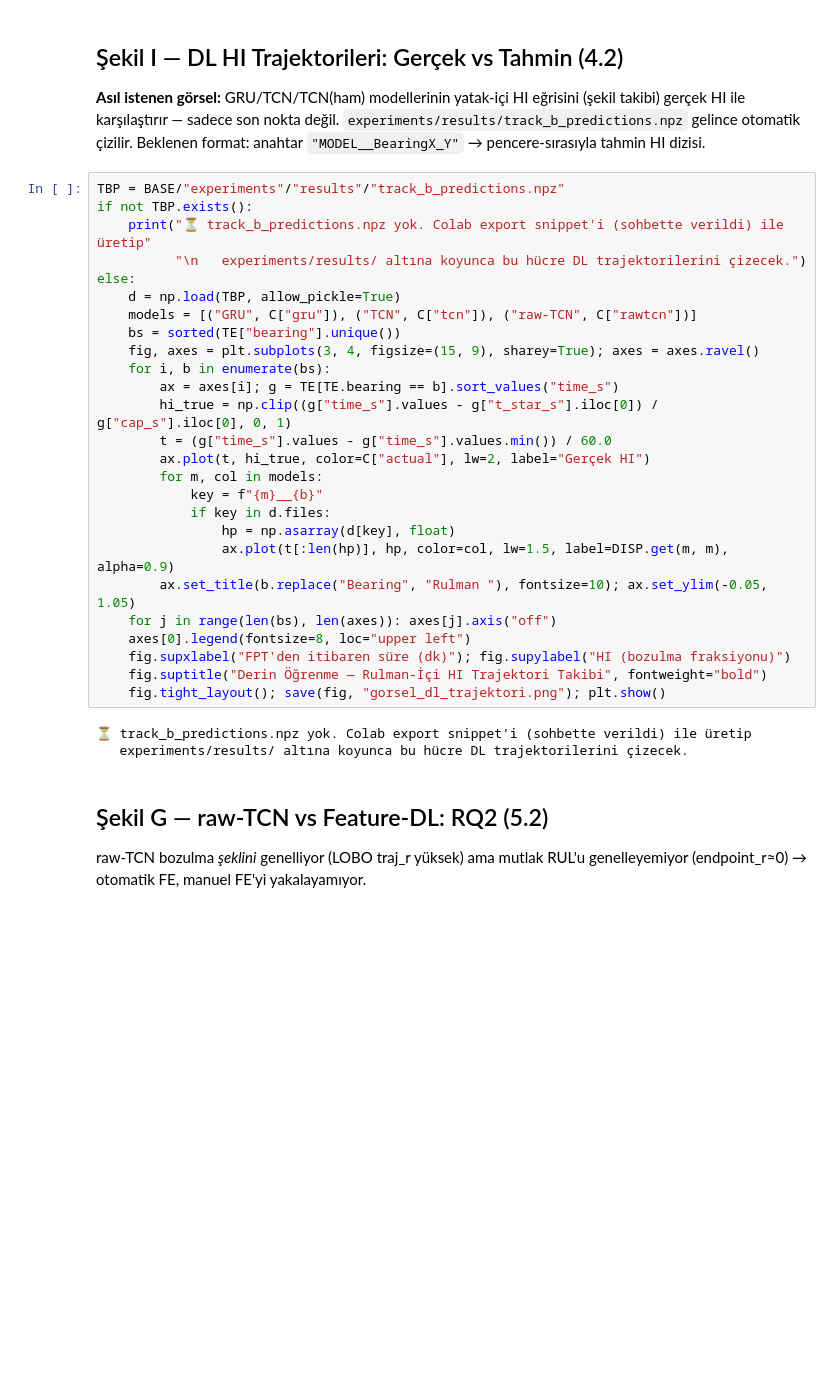
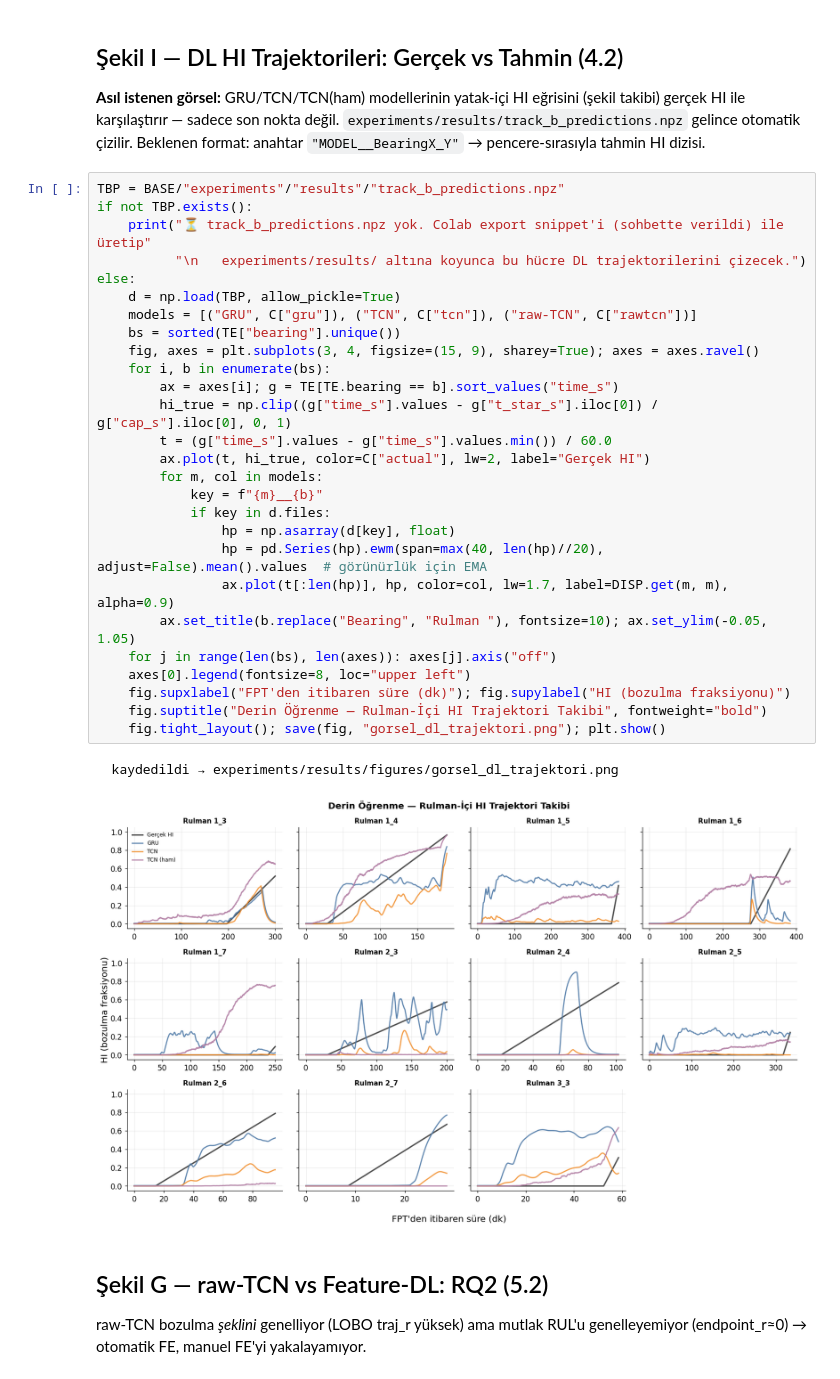
Before and after one commit to cerennr/femto-bearing-rul, a Jupyter notebook: notebooks/tez_gorseller.ipynb, the cells around one changed output. Drawn from its saved outputs; the diff is of its cells as text; blank space fills up the shorter version.

```diff
--- a/notebooks/tez_gorseller.ipynb
+++ b/notebooks/tez_gorseller.ipynb
@@ -426,32 +437,33 @@ otomatik çizilir. Beklenen format: anahtar `"MODEL__BearingX_Y"` → pencere-s
 # %%
 TBP = BASE/"experiments"/"results"/"track_b_predictions.npz"
 if not TBP.exists():
     print("⏳ track_b_predictions.npz yok. Colab export snippet'i (sohbette verildi) ile üretip"
           "\n   experiments/results/ altına koyunca bu hücre DL trajektorilerini çizecek.")
 else:
     d = np.load(TBP, allow_pickle=True)
     models = [("GRU", C["gru"]), ("TCN", C["tcn"]), ("raw-TCN", C["rawtcn"])]
     bs = sorted(TE["bearing"].unique())
     fig, axes = plt.subplots(3, 4, figsize=(15, 9), sharey=True); axes = axes.ravel()
     for i, b in enumerate(bs):
         ax = axes[i]; g = TE[TE.bearing == b].sort_values("time_s")
         hi_true = np.clip((g["time_s"].values - g["t_star_s"].iloc[0]) / g["cap_s"].iloc[0], 0, 1)
         t = (g["time_s"].values - g["time_s"].values.min()) / 60.0
         ax.plot(t, hi_true, color=C["actual"], lw=2, label="Gerçek HI")
         for m, col in models:
             key = f"{m}__{b}"
             if key in d.files:
                 hp = np.asarray(d[key], float)
-                ax.plot(t[:len(hp)], hp, color=col, lw=1.5, label=DISP.get(m, m), alpha=0.9)
+                hp = pd.Series(hp).ewm(span=max(40, len(hp)//20), adjust=False).mean().values  # görünürlük için EMA
+                ax.plot(t[:len(hp)], hp, color=col, lw=1.7, label=DISP.get(m, m), alpha=0.9)
         ax.set_title(b.replace("Bearing", "Rulman "), fontsize=10); ax.set_ylim(-0.05, 1.05)
     for j in range(len(bs), len(axes)): axes[j].axis("off")
     axes[0].legend(fontsize=8, loc="upper left")
     fig.supxlabel("FPT'den itibaren süre (dk)"); fig.supylabel("HI (bozulma fraksiyonu)")
     fig.suptitle("Derin Öğrenme — Rulman-İçi HI Trajektori Takibi", fontweight="bold")
     fig.tight_layout(); save(fig, "gorsel_dl_trajektori.png"); plt.show()
 # %% [output]
-⏳ track_b_predictions.npz yok. Colab export snippet'i (sohbette verildi) ile üretip
-   experiments/results/ altına koyunca bu hücre DL trajektorilerini çizecek.
+  kaydedildi → experiments/results/figures/gorsel_dl_trajektori.png
+[figure, added]
 # %% [markdown]
 ## Şekil G — raw-TCN vs Feature-DL: RQ2 (5.2)
 
```
Also changed, not shown: parts of 5 cells of this notebook, 11 other files.
